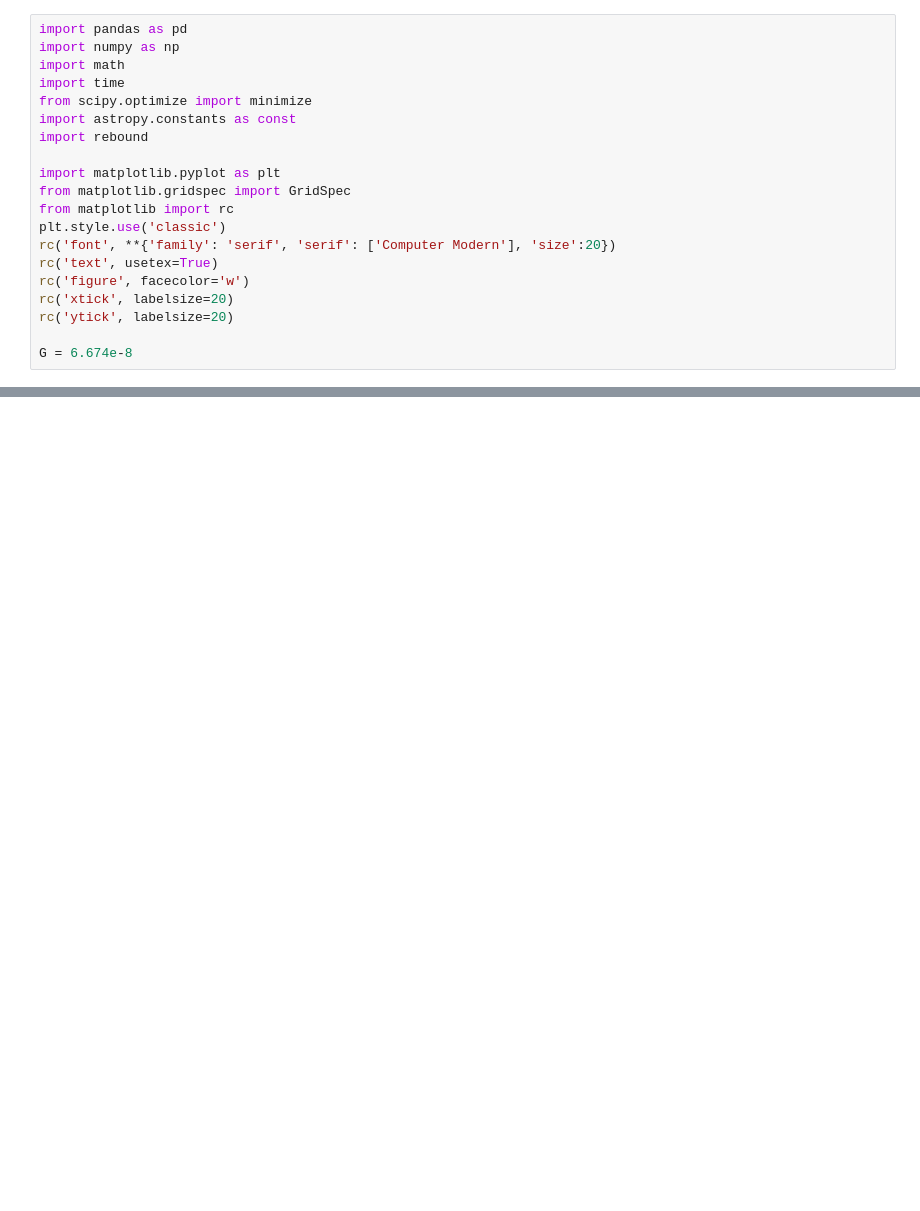
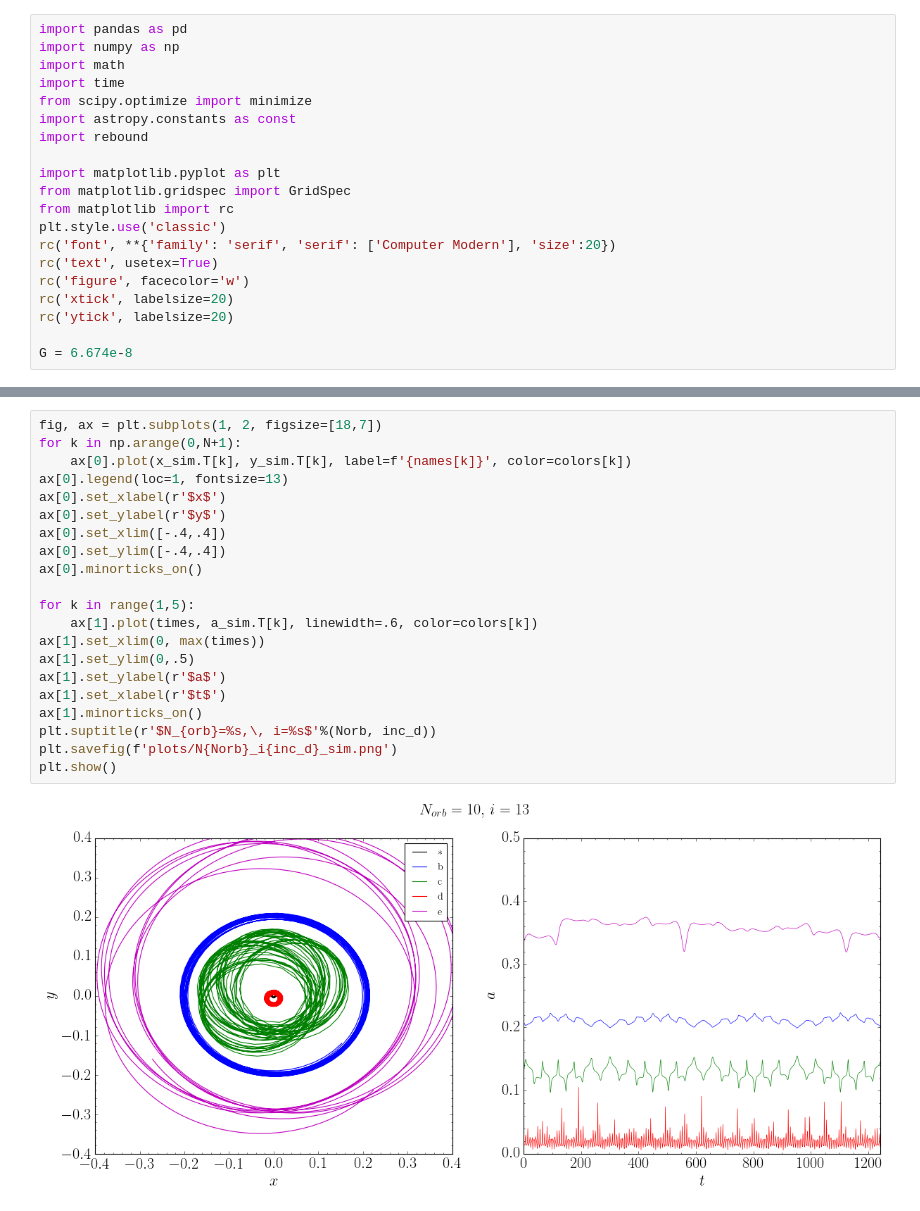
Before and after one commit to jbirky/exoplanet_models, a Jupyter notebook: transit_timing_variation.ipynb, the cells around one changed output, grey strips where cells are left out. Drawn from its saved outputs; the diff is of its cells as text; blank space fills up the shorter version.

```diff
--- a/transit_timing_variation.ipynb
+++ b/transit_timing_variation.ipynb
@@ -80,3 +85,26 @@ print(time.time() - t0)
+# %%
+fig, ax = plt.subplots(1, 2, figsize=[18,7])
+for k in np.arange(0,N+1):
+    ax[0].plot(x_sim.T[k], y_sim.T[k], label=f'{names[k]}', color=colors[k])
+ax[0].legend(loc=1, fontsize=13)
+ax[0].set_xlabel(r'$x$')
+ax[0].set_ylabel(r'$y$')
+ax[0].set_xlim([-.4,.4])
+ax[0].set_ylim([-.4,.4])
+ax[0].minorticks_on()
+
+for k in range(1,5):
+    ax[1].plot(times, a_sim.T[k], linewidth=.6, color=colors[k])
+ax[1].set_xlim(0, max(times))
+ax[1].set_ylim(0,.5)
+ax[1].set_ylabel(r'$a$')
+ax[1].set_xlabel(r'$t$')
+ax[1].minorticks_on()
+plt.suptitle(r'$N_{orb}=%s,\, i=%s$'%(Norb, inc_d))
+plt.savefig(f'plots/N{Norb}_i{inc_d}_sim.png')
+plt.show()
+# %% [output]
+[figure, added]
 # %%
 plt.figure(figsize=[9,8])
 for k in np.arange(0,N+1):
```
Also changed, not shown: parts of 6 cells of this notebook.
